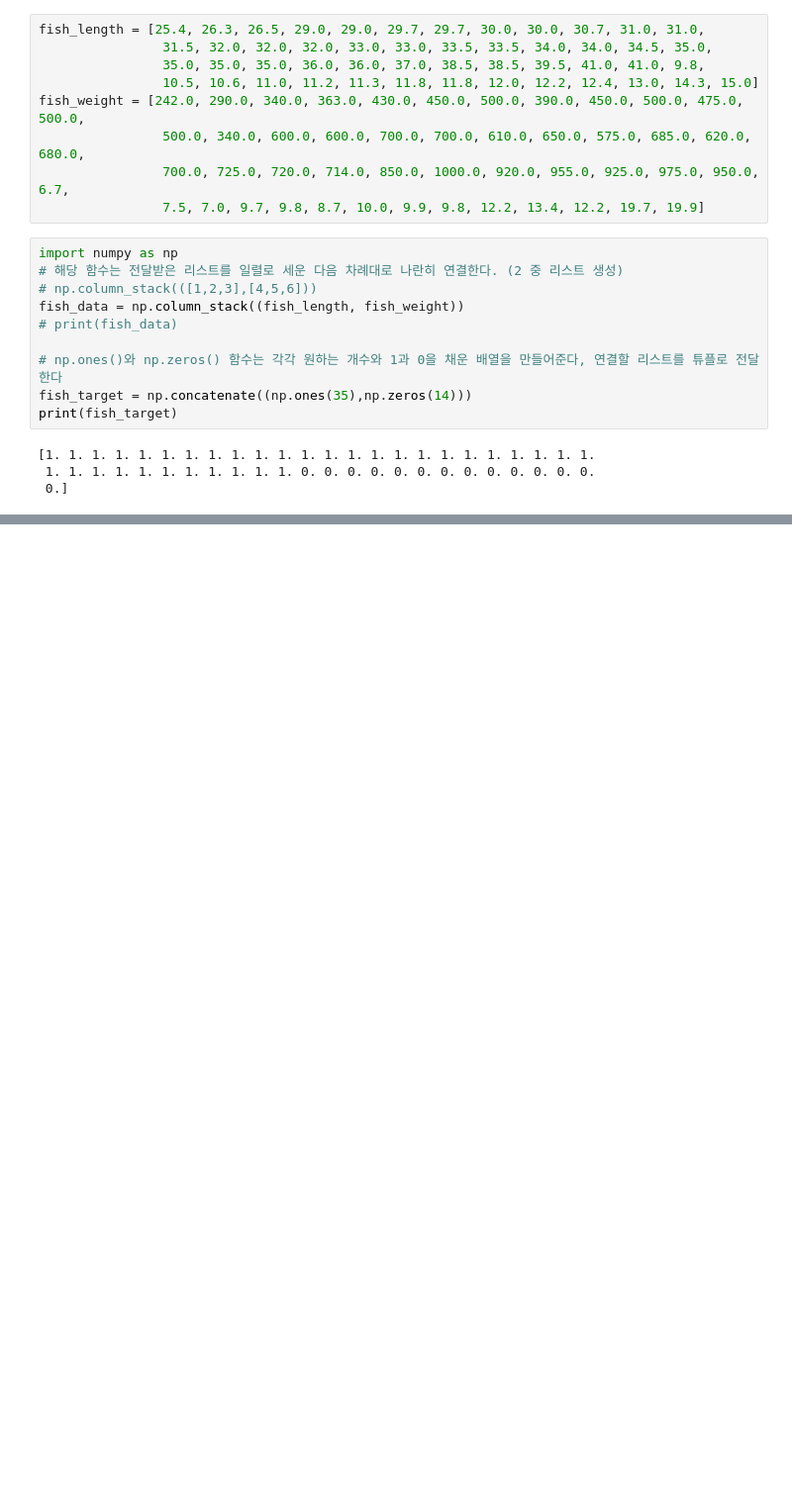
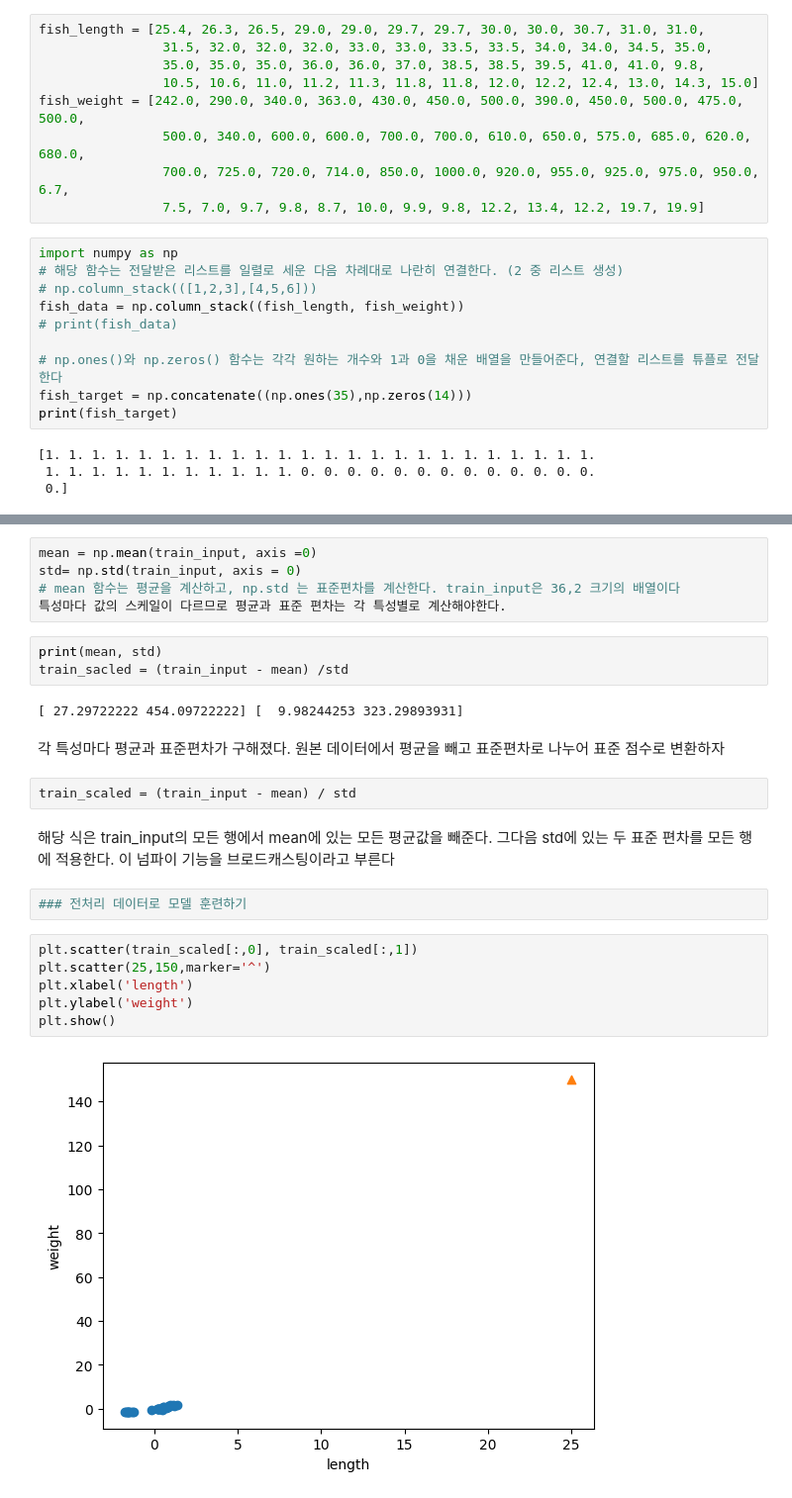
Before and after one commit to marmin-dev/HonGongMachineLearning, a Jupyter notebook: 2-2.ipynb, the cells around one changed output, grey strips where cells are left out. Shown: that part at 99% size. Drawn from its saved outputs; the diff is of its cells as text; blank space fills up the shorter version.

```diff
--- a/2-2.ipynb
+++ b/2-2.ipynb
@@ -25,0 +154,28 @@ print(fish_target)
+# %%
+mean = np.mean(train_input, axis =0)
+std= np.std(train_input, axis = 0)
+# mean 함수는 평균을 계산하고, np.std 는 표준편차를 계산한다. train_input은 36,2 크기의 배열이다
+특성마다 값의 스케일이 다르므로 평균과 표준 편차는 각 특성별로 계산해야한다.
+# %%
+print(mean, std)
+train_sacled = (train_input - mean) /std
+# %% [output]
+[ 27.29722222 454.09722222] [  9.98244253 323.29893931]
+# %% [markdown]
+각 특성마다 평균과 표준편차가 구해졌다. 원본 데이터에서 평균을 빼고 표준편차로 나누어 표준 점수로 변환하자
+# %%
+train_scaled = (train_input - mean) / std
+# %% [markdown]
+해당 식은 train_input의 모든 행에서 mean에 있는 모든 평균값을 빼준다.
+그다음 std에 있는 두 표준 편차를 모든 행에 적용한다.
+이 넘파이 기능을 브로드캐스팅이라고 부른다
+# %%
+### 전처리 데이터로 모델 훈련하기
+# %%
+plt.scatter(train_scaled[:,0], train_scaled[:,1])
+plt.scatter(25,150,marker='^')
+plt.xlabel('length')
+plt.ylabel('weight')
+plt.show()
+# %% [output]
+[figure, added]
```
Also changed, not shown: parts of 22 cells of this notebook.
